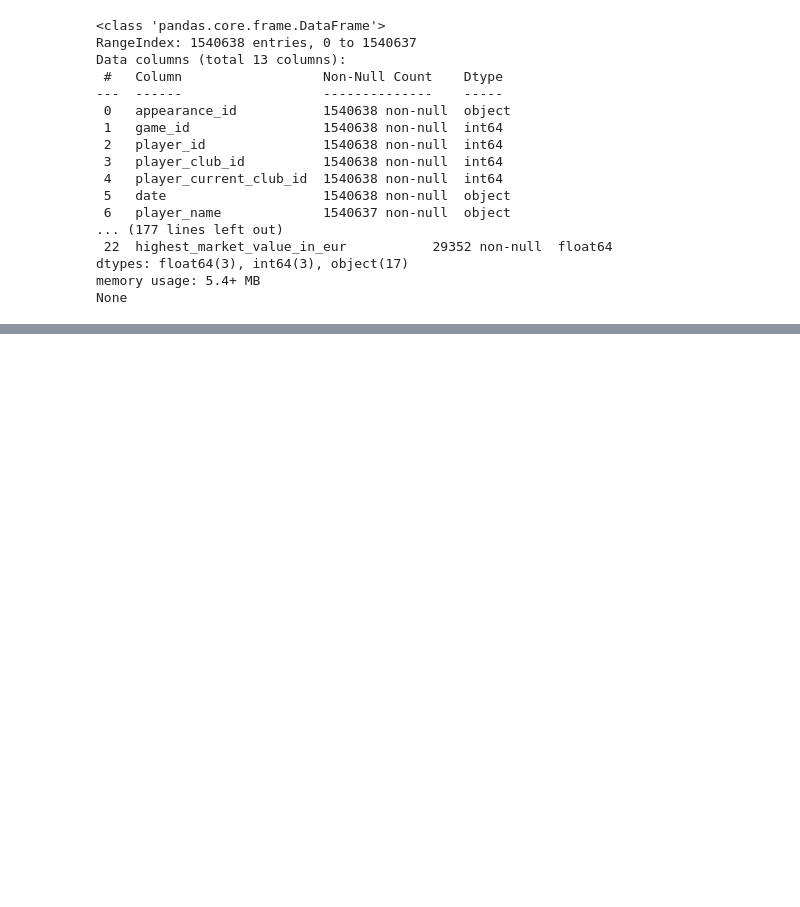
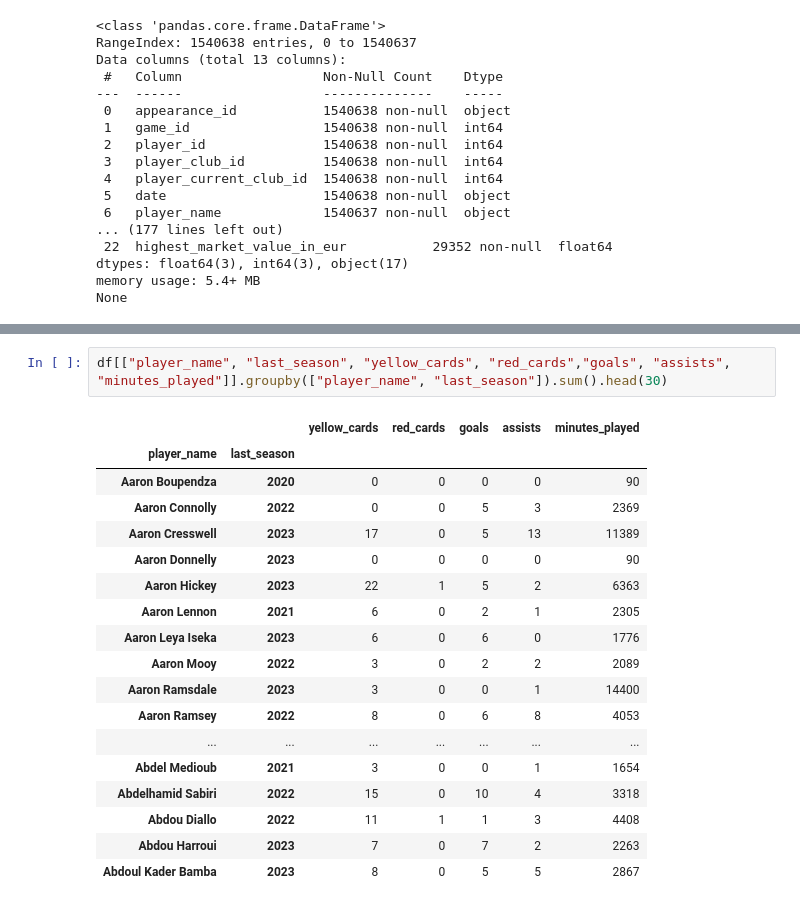
Before and after one commit to wjco/DAStudy-sat, a Jupyter notebook: Tek/football-data-from-transfermarkt/preprocessing-football-data-from-transfermarkt.ipynb, the cells around one changed output, grey strips where cells are left out. Saved outputs shown, nothing was run; the diff lists cells and outputs as text; blank space fills up the shorter version.

```diff
--- a/Tek/football-data-from-transfermarkt/preprocessing-football-data-from-transfermarkt.ipynb
+++ b/Tek/football-data-from-transfermarkt/preprocessing-football-data-from-transfermarkt.ipynb
@@ -151,0 +309,21 @@ None
+# %%
+df[["player_name", "last_season", "yellow_cards", "red_cards","goals", "assists",	"minutes_played"]].groupby(["player_name", "last_season"]).sum().head(30)
+# %% [output]
+|  |  | yellow_cards | red_cards | goals | assists | minutes_played |
+| player_name | last_season |  |  |  |  |  |
+| Aaron Boupendza | 2020 | 0 | 0 | 0 | 0 | 90 |
+| Aaron Connolly | 2022 | 0 | 0 | 5 | 3 | 2369 |
+| Aaron Cresswell | 2023 | 17 | 0 | 5 | 13 | 11389 |
+| Aaron Donnelly | 2023 | 0 | 0 | 0 | 0 | 90 |
+| Aaron Hickey | 2023 | 22 | 1 | 5 | 2 | 6363 |
+| Aaron Lennon | 2021 | 6 | 0 | 2 | 1 | 2305 |
+| Aaron Leya Iseka | 2023 | 6 | 0 | 6 | 0 | 1776 |
+| Aaron Mooy | 2022 | 3 | 0 | 2 | 2 | 2089 |
+| Aaron Ramsdale | 2023 | 3 | 0 | 0 | 1 | 14400 |
+| Aaron Ramsey | 2022 | 8 | 0 | 6 | 8 | 4053 |
+| ... | ... | ... | ... | ... | ... | ... |
+| Abdel Medioub | 2021 | 3 | 0 | 0 | 1 | 1654 |
+| Abdelhamid Sabiri | 2022 | 15 | 0 | 10 | 4 | 3318 |
+| Abdou Diallo | 2022 | 11 | 1 | 1 | 3 | 4408 |
+| Abdou Harroui | 2023 | 7 | 0 | 7 | 2 | 2263 |
+| Abdoul Kader Bamba | 2023 | 8 | 0 | 5 | 5 | 2867 |
```
Also changed, not shown: parts of 22 cells of this notebook, 2 other files.
